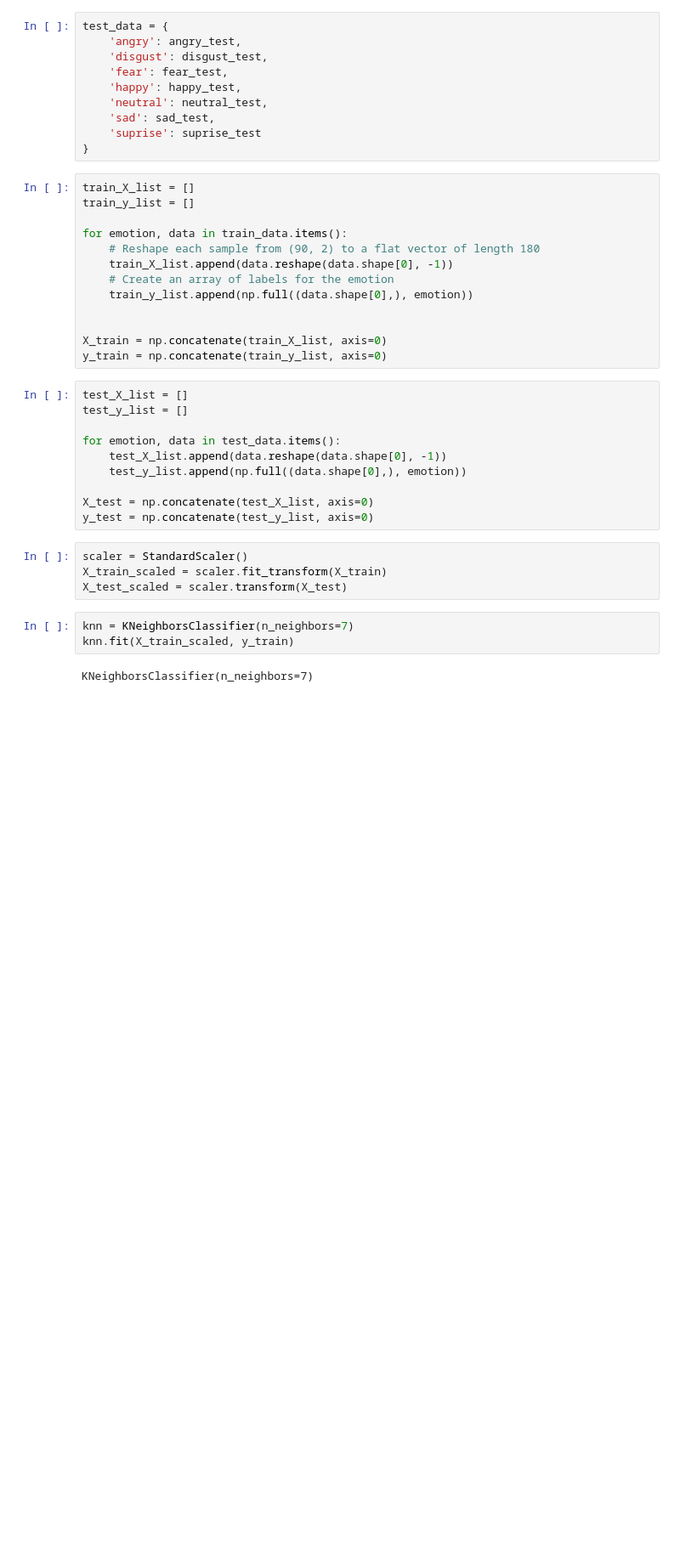
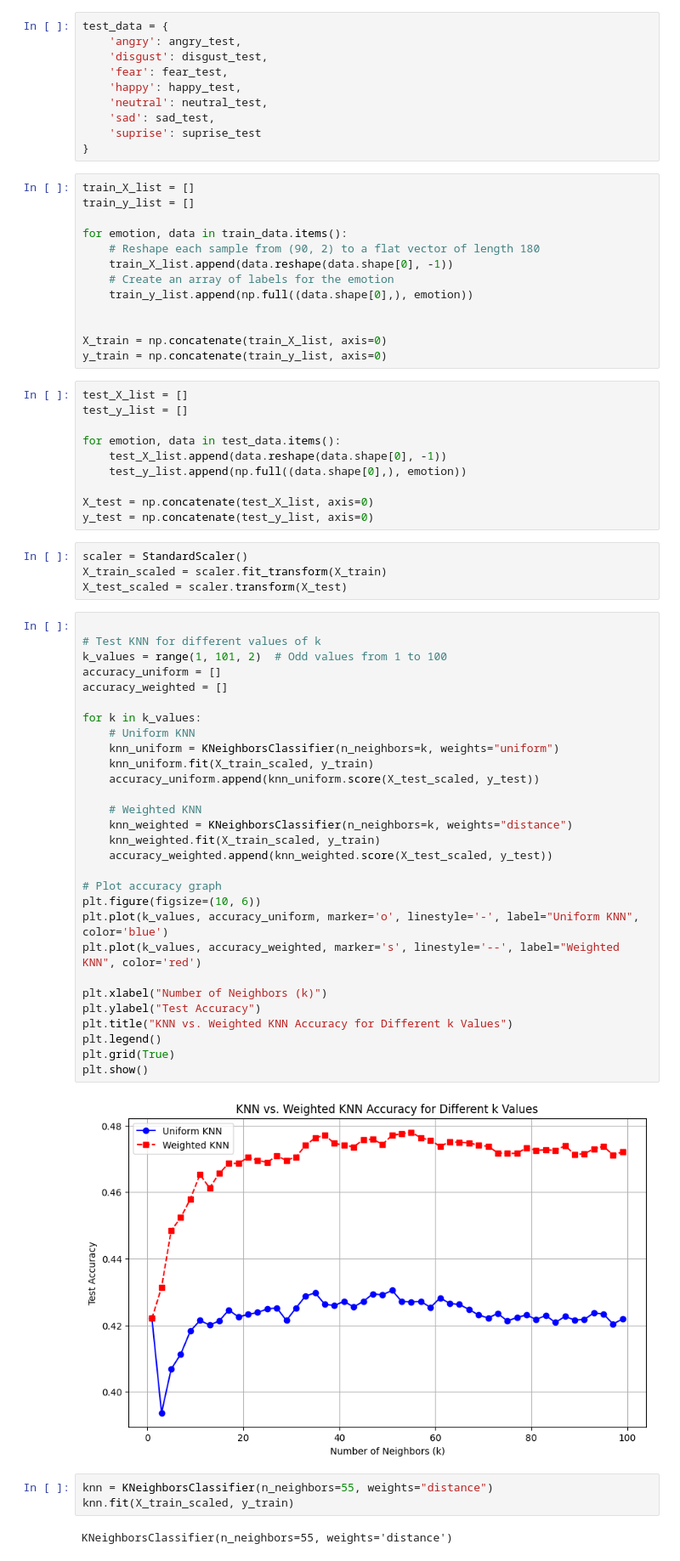
Before and after one commit to pythotonix/LA_FER, a Jupyter notebook: knn_classifier/knn_selection_separ.ipynb, the cells around one changed output. Shown: that part at 85% size. Saved outputs shown, nothing was run; the diff lists cells and outputs as text; blank space fills up the shorter version.

Commit message:
add weighted

```diff
--- a/knn_classifier/knn_selection_separ.ipynb
+++ b/knn_classifier/knn_selection_separ.ipynb
@@ -66,11 +67,42 @@ y_test = np.concatenate(test_y_list, axis=0)
 scaler = StandardScaler()
 X_train_scaled = scaler.fit_transform(X_train)
 X_test_scaled = scaler.transform(X_test)
+# %%
+
+# Test KNN for different values of k
+k_values = range(1, 101, 2)  # Odd values from 1 to 100
+accuracy_uniform = []
+accuracy_weighted = []
+
+for k in k_values:
+    # Uniform KNN
+    knn_uniform = KNeighborsClassifier(n_neighbors=k, weights="uniform")
+    knn_uniform.fit(X_train_scaled, y_train)
+    accuracy_uniform.append(knn_uniform.score(X_test_scaled, y_test))
+
+    # Weighted KNN
+    knn_weighted = KNeighborsClassifier(n_neighbors=k, weights="distance")
+    knn_weighted.fit(X_train_scaled, y_train)
+    accuracy_weighted.append(knn_weighted.score(X_test_scaled, y_test))
+
+# Plot accuracy graph
+plt.figure(figsize=(10, 6))
+plt.plot(k_values, accuracy_uniform, marker='o', linestyle='-', label="Uniform KNN", color='blue')
+plt.plot(k_values, accuracy_weighted, marker='s', linestyle='--', label="Weighted KNN", color='red')
+
+plt.xlabel("Number of Neighbors (k)")
+plt.ylabel("Test Accuracy")
+plt.title("KNN vs. Weighted KNN Accuracy for Different k Values")
+plt.legend()
+plt.grid(True)
+plt.show()
+# %% [output]
+[figure, added]
 # %%
-knn = KNeighborsClassifier(n_neighbors=7)
+knn = KNeighborsClassifier(n_neighbors=55, weights="distance")
 knn.fit(X_train_scaled, y_train)
 # %% [output]
-KNeighborsClassifier(n_neighbors=7)
+KNeighborsClassifier(n_neighbors=55, weights='distance')
 # %%
 accuracy = knn.score(X_test_scaled, y_test)
 print("\nTest Accuracy:", accuracy)
```
Also changed, not shown: parts of 2 cells of this notebook.
